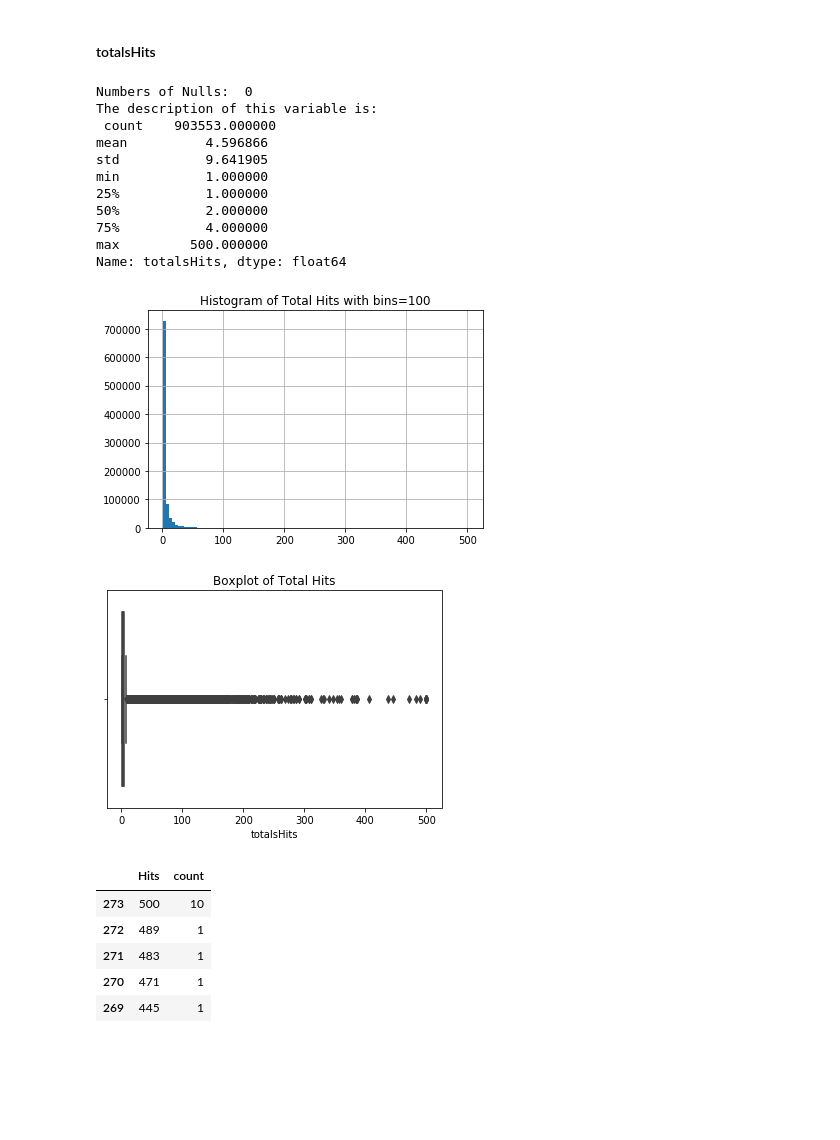
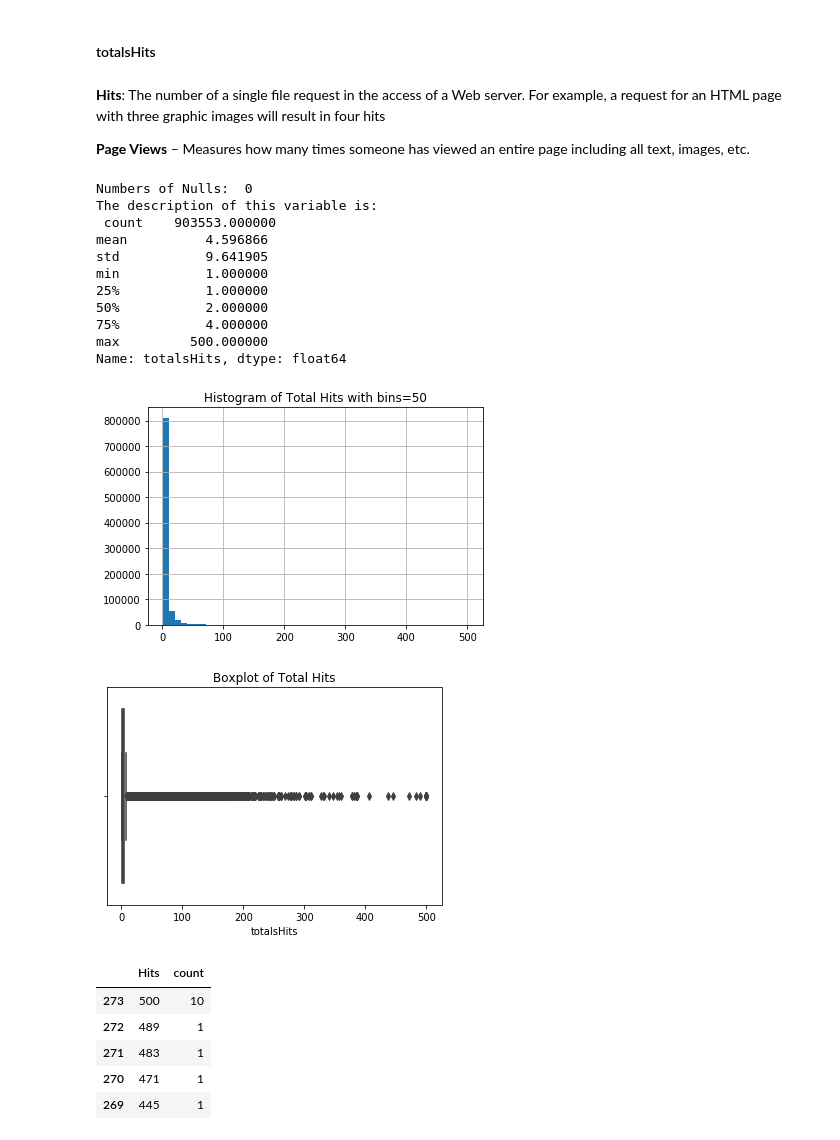
Before and after one commit to paulagual/ProjectIronhack, a Jupyter notebook: 3.EDA.ipynb, the cells around one changed output. Cells and saved outputs as stored; diff of their text form; code cells hidden in the pictures; blank space fills up the shorter version.

```diff
--- a/3.EDA.ipynb
+++ b/3.EDA.ipynb
@@ -149,21 +163,25 @@ plt.show()
 [figure]
 # %% [markdown]
 #### totalsHits
+# %% [markdown]
+**Hits**: The number of a single file request in the access of a Web server. For example, a request for an HTML page with three graphic images will result in four hits
+
+**Page Views** – Measures how many times someone has viewed an entire page including all text, images, etc.
 # %%
-desc_num(df['totalsHits'], 100, 'Total Hits')
+desc_num(df['totalsHits'], 50, 'Total Hits')
 # %% [output]
 Numbers of Nulls:  0
 The description of this variable is:
  count    903553.000000
 mean          4.596866
 std           9.641905
 min           1.000000
 25%           1.000000
 50%           2.000000
 75%           4.000000
 max         500.000000
 Name: totalsHits, dtype: float64
-[figure, old version]
+[figure, new version]
 [figure]
 # %%
 hits = df.groupby('totalsHits')['channelGrouping'].count().reset_index()
```
Also changed, not shown: parts of 45 cells of this notebook, 1 other file.
